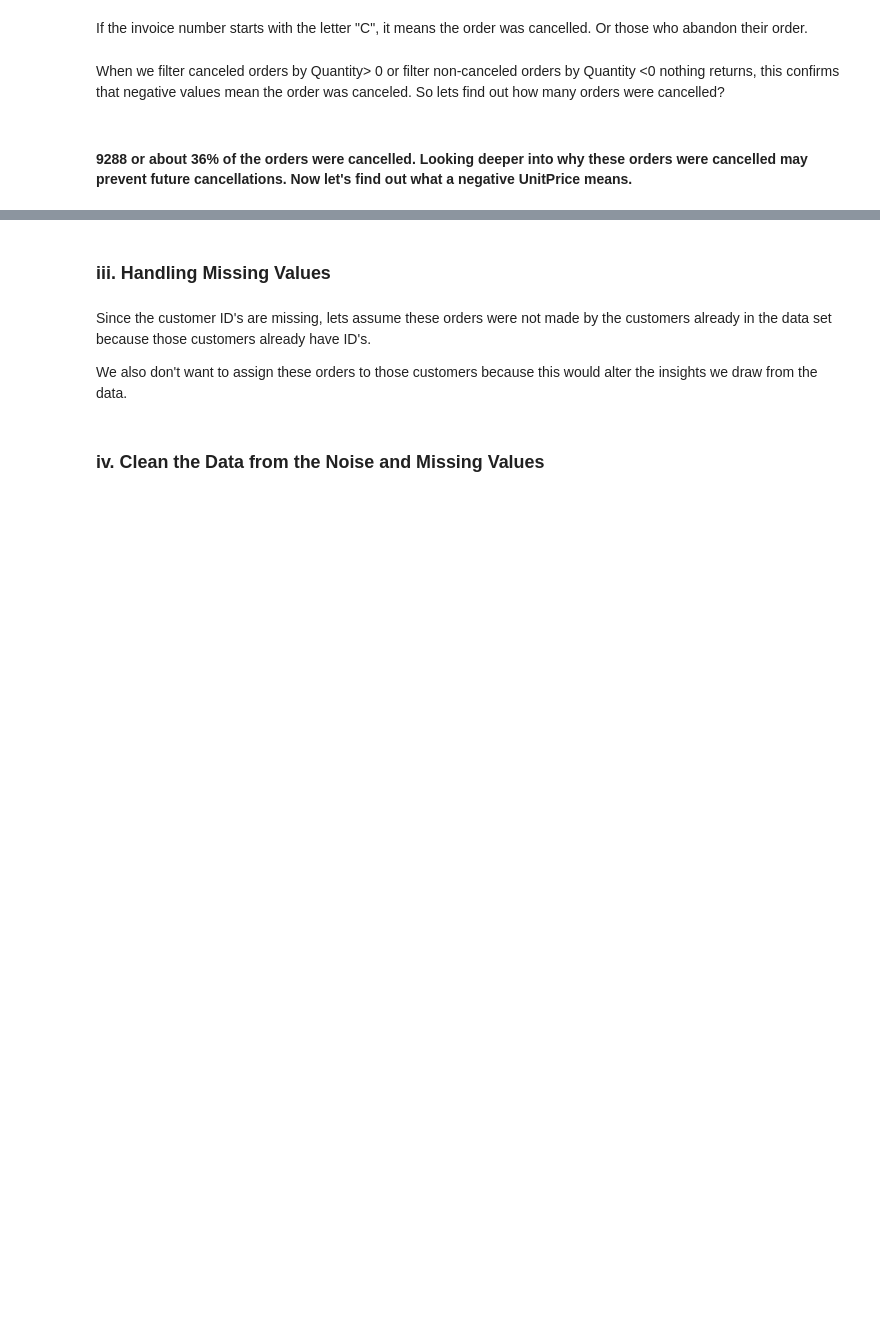
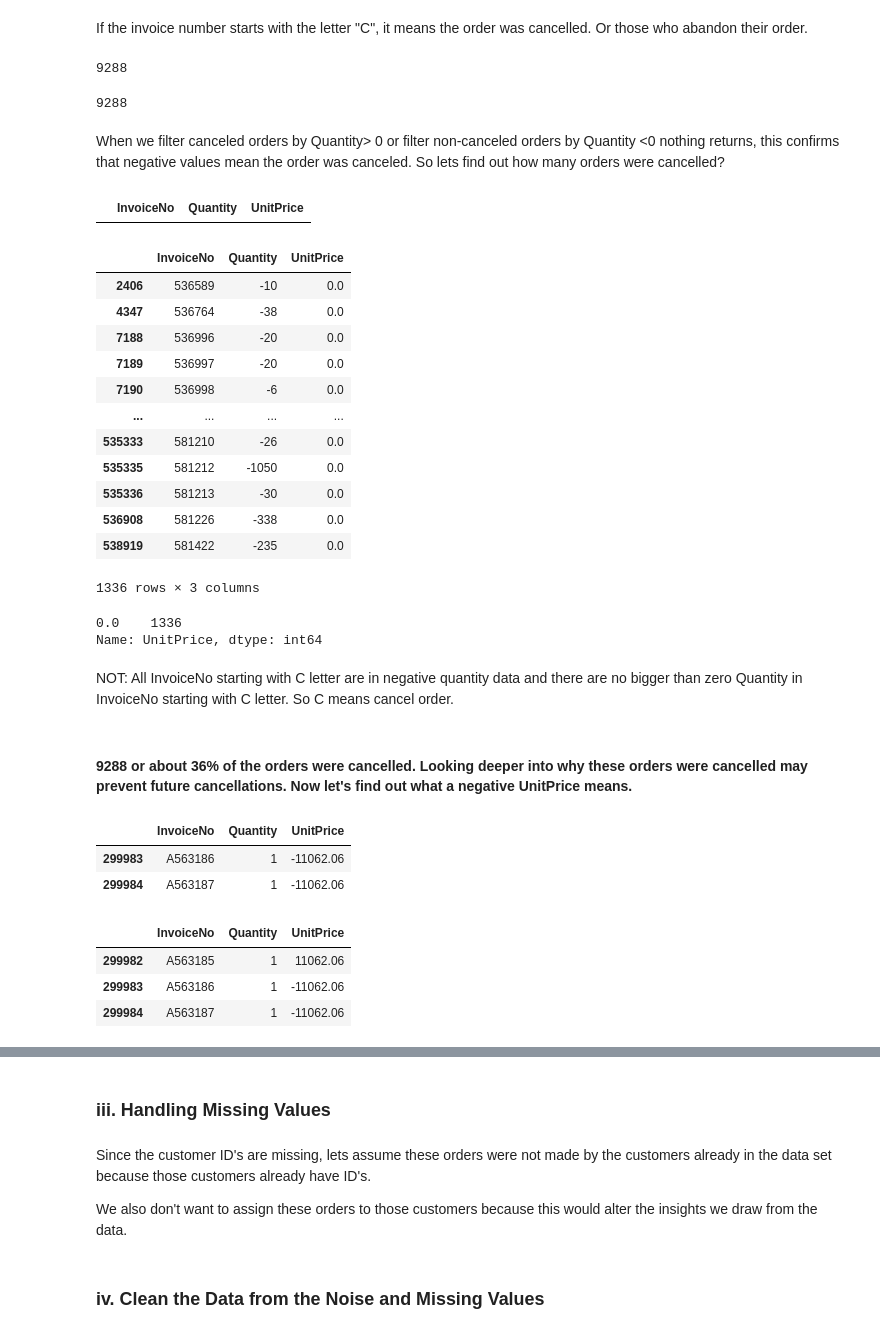
Before and after one commit to Ertugrul-Kurubal/Machine-Learning, a Jupyter notebook: Project/Capstone Project/Customer Segmentation Capstone.ipynb, the cells around one changed output, grey strips where cells are left out. Drawn from its saved outputs; the diff is of its cells as text; code cells hidden in the pictures; blank space fills up the shorter version.

Commit message:
Abandon order

```diff
--- a/Project/Capstone Project/Customer Segmentation Capstone.ipynb
+++ b/Project/Capstone Project/Customer Segmentation Capstone.ipynb
@@ -333,6 +323,55 @@ len(neg_quan[neg_quan.InvoiceNo.str.contains("C", na=False)])
 # %% [markdown]
 If the invoice number starts with the letter "C", it means the order was cancelled. Or those who abandon their order.
+# %%
+len(InvQUnit[InvQUnit.InvoiceNo.str.contains("C", na=False)]) # In All Data
+# %% [output]
+9288
+# %%
+len(neg_quan[neg_quan.InvoiceNo.str.contains("C", na=False)]) # In Negative Quantity
+# %% [output]
+9288
 # %% [markdown]
 When we filter canceled orders by Quantity> 0 or filter non-canceled orders by Quantity <0 nothing returns, this confirms that negative values mean the order was canceled. So lets find out how many orders were cancelled?
+# %%
+C_Invoice[C_Invoice.Quantity > 0]
+# %% [output]
+|  | InvoiceNo | Quantity | UnitPrice |
+# %%
+neg_quan[~neg_quan.InvoiceNo.str.contains("C", na=False)] # Not C letter include Invoice but they are negative quantity and also UnitPrice are 0.0
+# %% [output]
+|  | InvoiceNo | Quantity | UnitPrice |
+| 2406 | 536589 | -10 | 0.0 |
+| 4347 | 536764 | -38 | 0.0 |
+| 7188 | 536996 | -20 | 0.0 |
+| 7189 | 536997 | -20 | 0.0 |
+| 7190 | 536998 | -6 | 0.0 |
+| ... | ... | ... | ... |
+| 535333 | 581210 | -26 | 0.0 |
+| 535335 | 581212 | -1050 | 0.0 |
+| 535336 | 581213 | -30 | 0.0 |
+| 536908 | 581226 | -338 | 0.0 |
+| 538919 | 581422 | -235 | 0.0 |
+1336 rows × 3 columns
+# %%
+neg_quan[~neg_quan.InvoiceNo.str.contains("C", na=False)]["UnitPrice"].value_counts() # All UnitPrice are 0.0
+# %% [output]
+0.0    1336
+Name: UnitPrice, dtype: int64
+# %% [markdown]
+NOT: All InvoiceNo starting with C letter are in negative quantity data and there are no bigger than zero Quantity in InvoiceNo starting with C letter. So C means cancel order.
 # %% [markdown]
 #### 9288 or about 36% of the orders were cancelled. Looking deeper into why these orders were cancelled may prevent future cancellations. Now let's find out what a negative UnitPrice means.
+# %%
+neg_unit = InvQUnit[InvQUnit.UnitPrice<0] # Negative Unit
+neg_unit
+# %% [output]
+|  | InvoiceNo | Quantity | UnitPrice |
+| 299983 | A563186 | 1 | -11062.06 |
+| 299984 | A563187 | 1 | -11062.06 |
+# %%
+InvQUnit[InvQUnit.InvoiceNo.str.contains("A", na=False)] # A letter include Invoice in all data
+# %% [output]
+|  | InvoiceNo | Quantity | UnitPrice |
+| 299982 | A563185 | 1 | 11062.06 |
+| 299983 | A563186 | 1 | -11062.06 |
+| 299984 | A563187 | 1 | -11062.06 |
```
Also changed, not shown: parts of 12 cells of this notebook.
